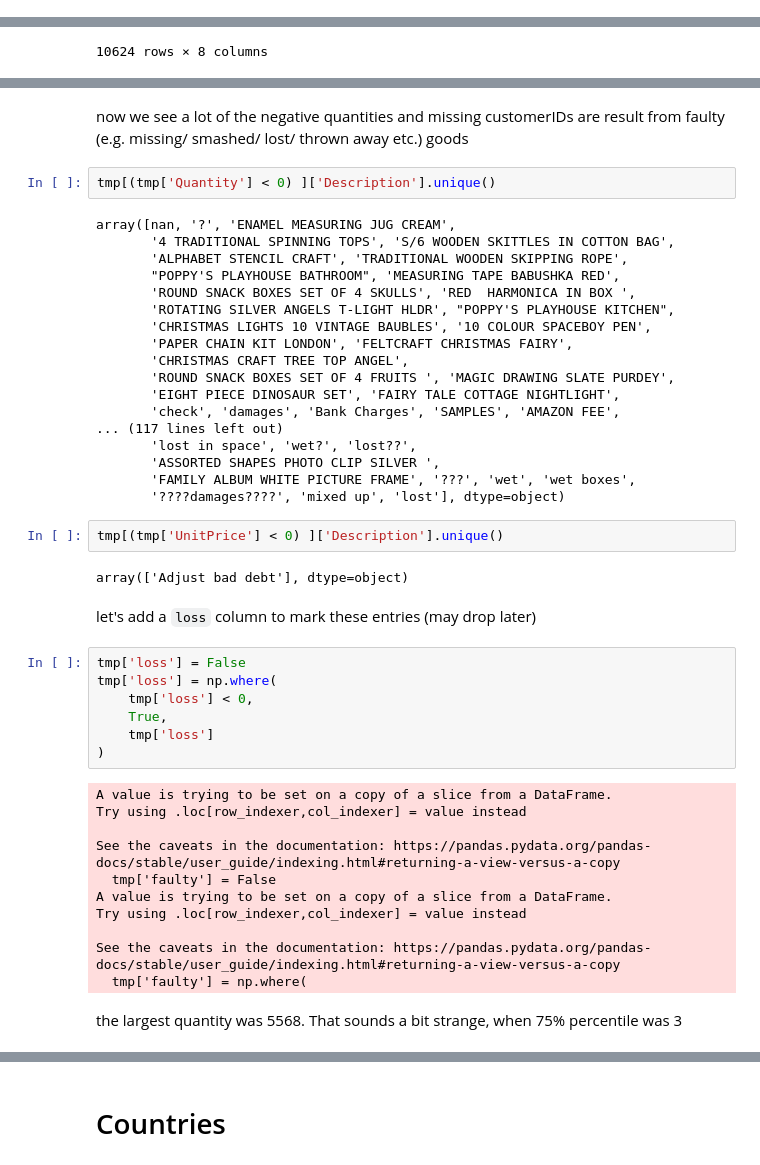
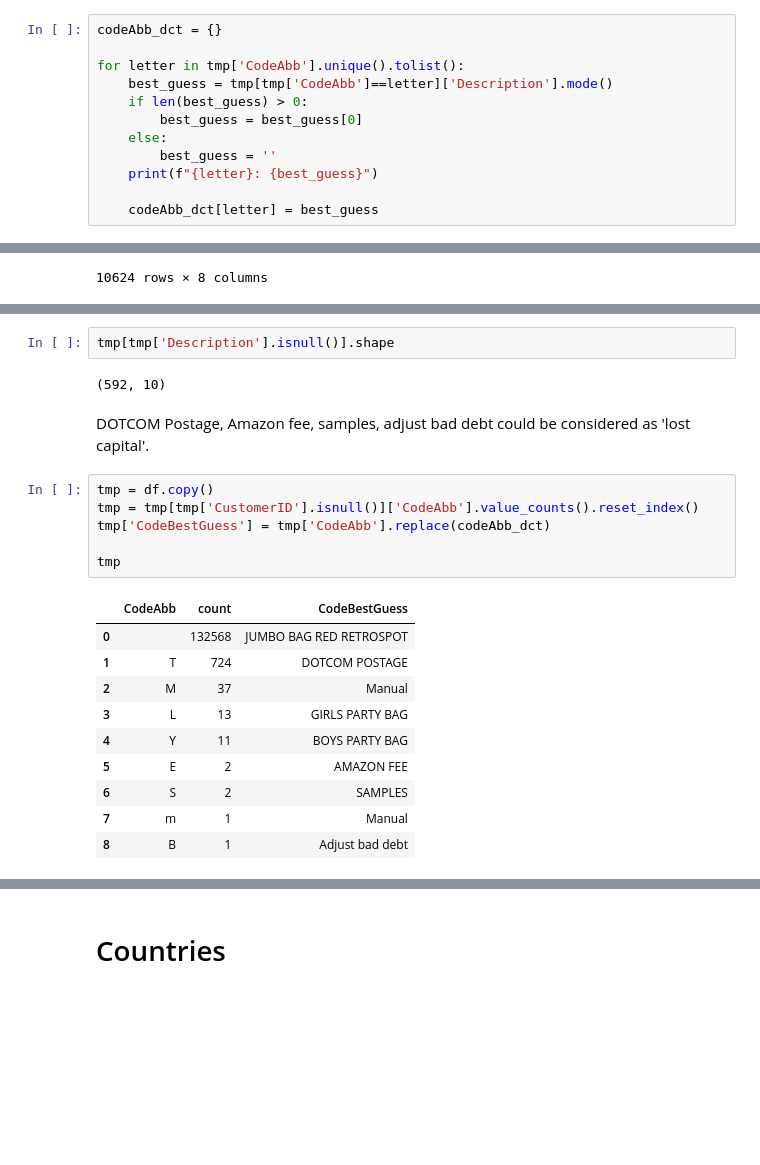
Before and after one commit to angie-xiao/ecommerce, a Jupyter notebook: 1_EDA.ipynb, the cells around one changed output, grey strips where cells are left out. Cells and saved outputs as stored; diff of their text form; blank space fills up the shorter version.

```diff
--- a/1_EDA.ipynb
+++ b/1_EDA.ipynb
@@ -64,0 +86,12 @@ df['InvoiceDate'] = pd.to_datetime(df['InvoiceDate'])
+# %%
+codeAbb_dct = {}
+
+for letter in tmp['CodeAbb'].unique().tolist():
+    best_guess = tmp[tmp['CodeAbb']==letter]['Description'].mode()
+    if len(best_guess) > 0:
+        best_guess = best_guess[0]
+    else:
+        best_guess = ''
+    print(f"{letter}: {best_guess}")
+
+    codeAbb_dct[letter] = best_guess
@@ -163,48 +224,23 @@ tmp[(tmp['Quantity'] < 0) | (tmp['UnitPrice'] < 0)]
-# %% [markdown]
-now  we see a lot of the negative quantities and missing customerIDs are result from faulty (e.g. missing/ smashed/ lost/ thrown away etc.) goods
 # %%
-tmp[(tmp['Quantity'] < 0) ]['Description'].unique()
+tmp[tmp['Description'].isnull()].shape
 # %% [output]
-array([nan, '?', 'ENAMEL MEASURING JUG CREAM',
-       '4 TRADITIONAL SPINNING TOPS', 'S/6 WOODEN SKITTLES IN COTTON BAG',
-       'ALPHABET STENCIL CRAFT', 'TRADITIONAL WOODEN SKIPPING ROPE',
-       "POPPY'S PLAYHOUSE BATHROOM", 'MEASURING TAPE BABUSHKA RED',
-       'ROUND SNACK BOXES SET OF 4 SKULLS', 'RED  HARMONICA IN BOX ',
-       'ROTATING SILVER ANGELS T-LIGHT HLDR', "POPPY'S PLAYHOUSE KITCHEN",
-       'CHRISTMAS LIGHTS 10 VINTAGE BAUBLES', '10 COLOUR SPACEBOY PEN',
-       'PAPER CHAIN KIT LONDON', 'FELTCRAFT CHRISTMAS FAIRY',
-       'CHRISTMAS CRAFT TREE TOP ANGEL',
-       'ROUND SNACK BOXES SET OF 4 FRUITS ', 'MAGIC DRAWING SLATE PURDEY',
-       'EIGHT PIECE DINOSAUR SET', 'FAIRY TALE COTTAGE NIGHTLIGHT',
-       'check', 'damages', 'Bank Charges', 'SAMPLES', 'AMAZON FEE',
-... (117 lines left out)
-       'lost in space', 'wet?', 'lost??',
-       'ASSORTED SHAPES PHOTO CLIP SILVER ',
-       'FAMILY ALBUM WHITE PICTURE FRAME', '???', 'wet', 'wet boxes',
-       '????damages????', 'mixed up', 'lost'], dtype=object)
+(592, 10)
-# %%
-tmp[(tmp['UnitPrice'] < 0) ]['Description'].unique()
-# %% [output]
-array(['Adjust bad debt'], dtype=object)
-# %% [markdown]
-let's add a `loss` column to mark these entries (may drop later)
-# %%
-tmp['loss'] = False
-tmp['loss'] = np.where(
-    tmp['loss'] < 0,
-    True,
-    tmp['loss']
-)
-# %% [output]
-A value is trying to be set on a copy of a slice from a DataFrame.
-Try using .loc[row_indexer,col_indexer] = value instead
-
-See the caveats in the documentation: https://pandas.pydata.org/pandas-docs/stable/user_guide/indexing.html#returning-a-view-versus-a-copy
-  tmp['faulty'] = False
-A value is trying to be set on a copy of a slice from a DataFrame.
-Try using .loc[row_indexer,col_indexer] = value instead
-
-See the caveats in the documentation: https://pandas.pydata.org/pandas-docs/stable/user_guide/indexing.html#returning-a-view-versus-a-copy
-  tmp['faulty'] = np.where(
-# %% [markdown]
-the largest quantity was 5568. That sounds a bit strange, when 75% percentile was 3
+# %% [markdown]
+DOTCOM Postage, Amazon fee, samples, adjust bad debt could be considered as 'lost capital'.
+# %%
+tmp = df.copy()
+tmp = tmp[tmp['CustomerID'].isnull()]['CodeAbb'].value_counts().reset_index()
+tmp['CodeBestGuess'] = tmp['CodeAbb'].replace(codeAbb_dct)
+
+tmp
+# %% [output]
+|  | CodeAbb | count | CodeBestGuess |
+| 0 |  | 132568 | JUMBO BAG RED RETROSPOT |
+| 1 | T | 724 | DOTCOM POSTAGE |
+| 2 | M | 37 | Manual |
+| 3 | L | 13 | GIRLS PARTY BAG |
+| 4 | Y | 11 | BOYS PARTY BAG |
+| 5 | E | 2 | AMAZON FEE |
+| 6 | S | 2 | SAMPLES |
+| 7 | m | 1 | Manual |
+| 8 | B | 1 | Adjust bad debt |
```
Also changed, not shown: parts of 36 cells of this notebook.
